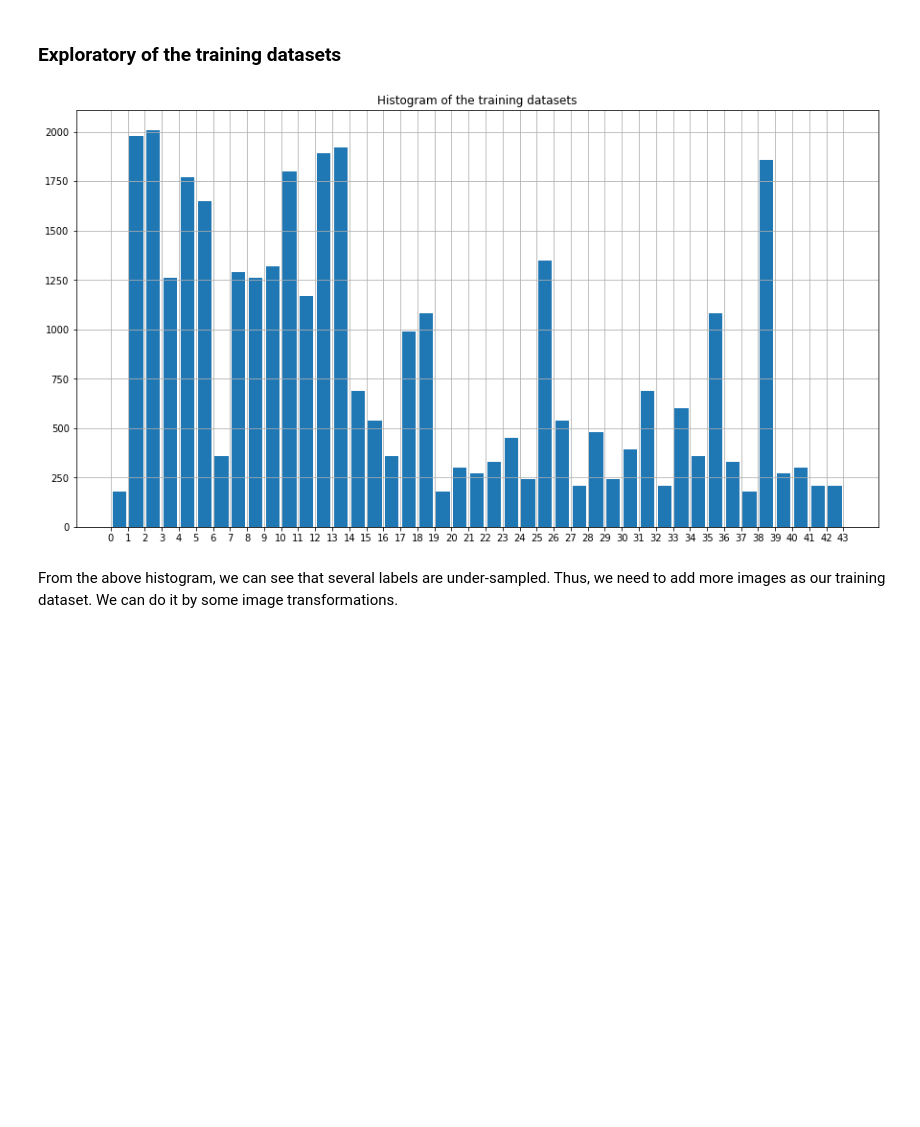
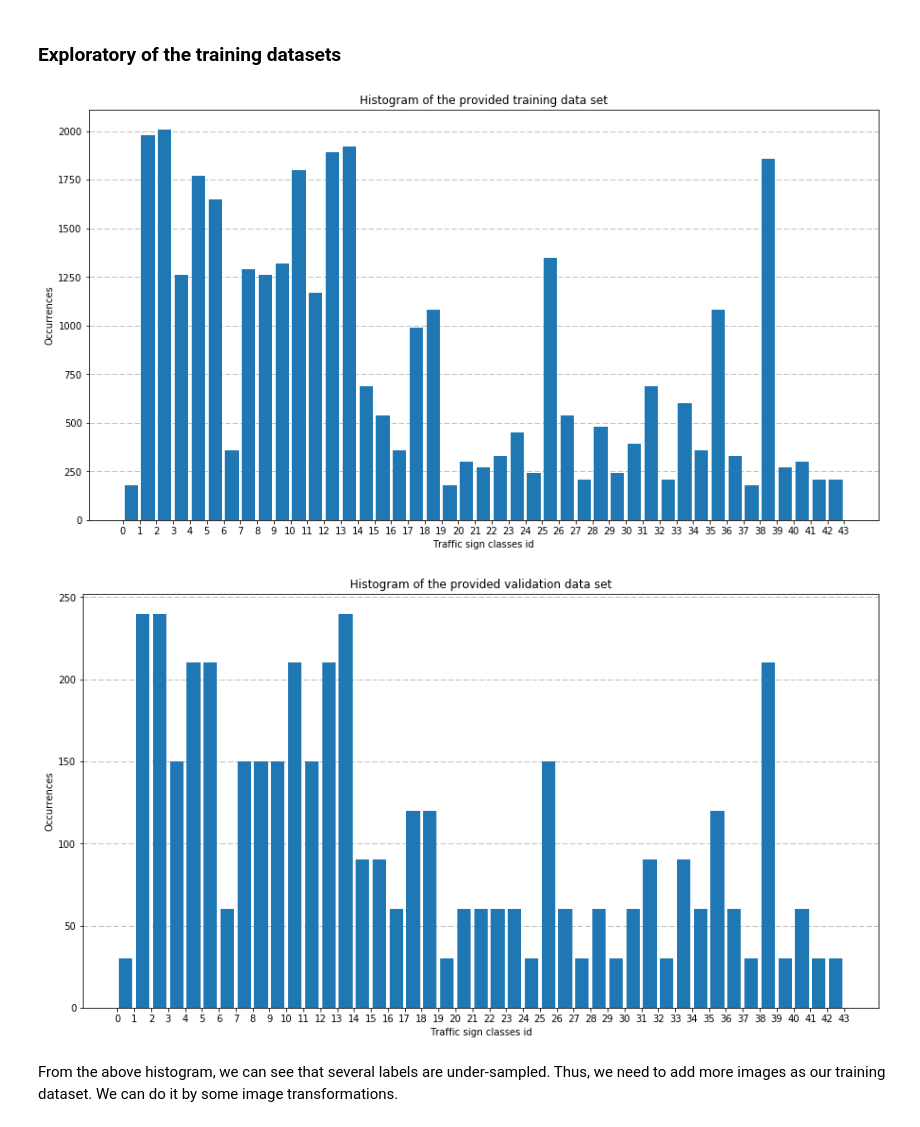
Before and after one commit to ywiyogo/CarND-Traffic-Sign-Classifier-Project, a Jupyter notebook: Traffic_Sign_Classifier.ipynb, the cells around one changed output. Saved outputs shown, nothing was run; the diff lists cells and outputs as text; code cells hidden in the pictures; blank space fills up the shorter version.

```diff
--- a/Traffic_Sign_Classifier.ipynb
+++ b/Traffic_Sign_Classifier.ipynb
@@ -138,19 +196,25 @@ visualize_random(10,X_train, y_train)
 ### Exploratory of the training datasets
 # %%
 # Analyzing the training datasets
-
-def show_histogram(data):
+def show_histogram(data, title="Histogram of the datasets"):
+    """
+    Plotting histogram
+    """
     fig_hist = plt.figure(figsize=(15, 8))
     ax = fig_hist.add_subplot(111)
-    ax.hist(data,range(n_classes+1),rwidth=0.8, align="mid")
+    ax.hist(data,range(n_classes+1),rwidth=0.8, align="mid", zorder=3)
     ax.set_xticks(range(44))
-    ax.grid(True)
-    ax.set_title("Histogram of the training datasets")
+    ax.yaxis.grid(True, linestyle='--',zorder=0)
+    ax.set_ylabel('Occurrences')
+    ax.set_xlabel('Traffic sign classes id')
+    ax.set_title(title)
     plt.show()
 
-show_histogram(y_train)
+show_histogram(y_train, "Histogram of the provided training data set")
+show_histogram(y_valid, "Histogram of the provided validation data set")
 # %% [output]
-[figure, old version]
+[figure, new version]
+[figure, added]
 # %% [markdown]
 From the above histogram, we can see that several labels are under-sampled. Thus, we need to add more images as our training dataset. We can do it by some image transformations.
 # %% [markdown]
```
Also changed, not shown: parts of 19 cells of this notebook.
